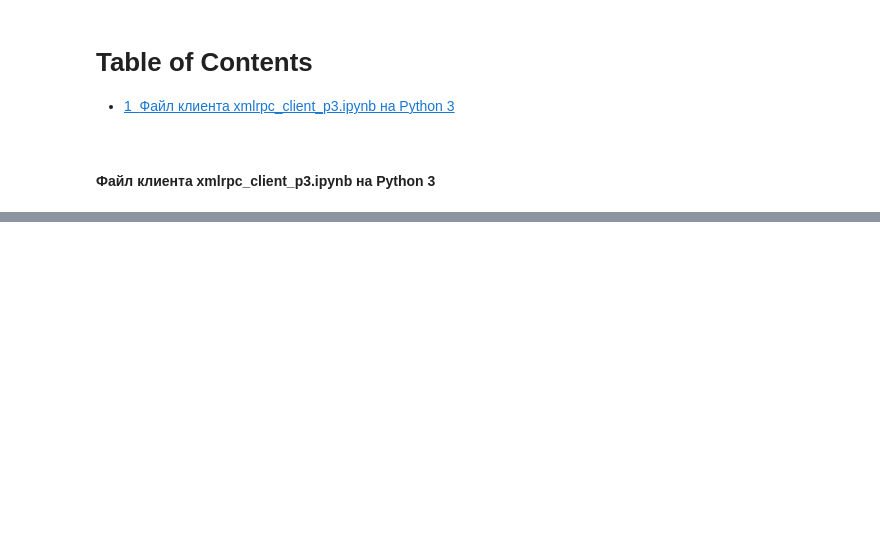
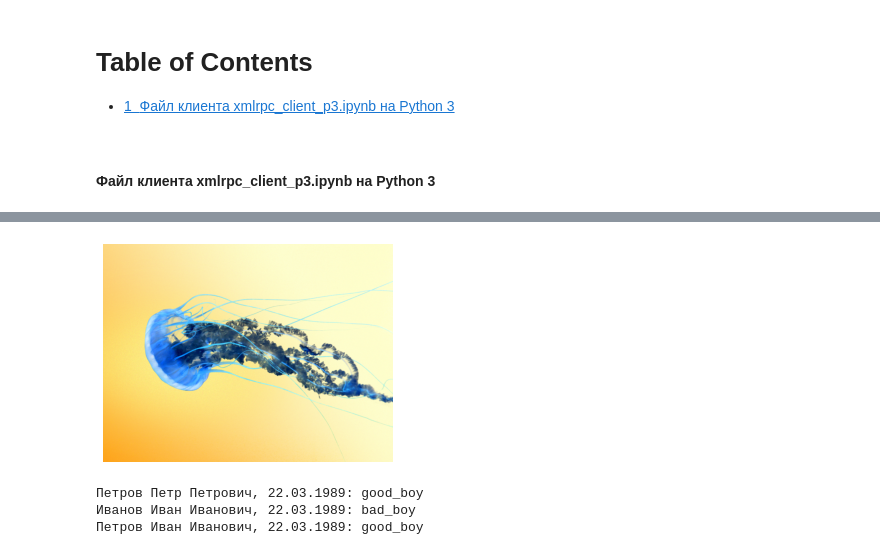
Before and after one commit to Eliorika/rsoi, a Jupyter notebook: xmlrpc_client_p3.ipynb, the cells around one changed output, grey strips where cells are left out. Drawn from its saved outputs; the diff is of its cells as text; code cells hidden in the pictures; blank space fills up the shorter version.

```diff
--- a/xmlrpc_client_p3.ipynb
+++ b/xmlrpc_client_p3.ipynb
@@ -52,0 +77,42 @@ logs
+# %%
+import pickle
+import xmlrpc.client
+import numpy as np
+import matplotlib.pyplot as plt
+from PIL import Image
+
+# Подключение к прокси-серверу
+server = xmlrpc.client.ServerProxy("http://localhost:8009")
+
+# Функция инверсии цвета изображения через сервер
+def inv_color(img_arr_in):
+    # Сериализация изображения для передачи на сервер
+    pimg = pickle.dumps(img_arr_in)
+    img_bin = xmlrpc.client.Binary(pimg)
+
+    # Отправка запроса инверсии цветов на сервер
+    img_bin2 = server.color_inversion(img_bin)
+
+    # Десериализация ответа сервера
+    img_arr_out = pickle.loads(img_bin2.data)
+    return img_arr_out
+
+img_arr = np.array(img)
+
+img_arr_inv = inv_color(img_arr)
+
+# Показ изображения с инверсией цвета
+plt.gray()
+plt.imshow(img_arr_inv)
+plt.axis('off')  # Отключить оси
+plt.show()
+# %% [output]
+[figure, added]
+# %%
+print(server.black_list_check_fio_birth('Петров','Петр', 'Петрович', '22.03.1989'))
+print(server.black_list_check_fio_birth('Иванов', 'Иван', 'Иванович', '22.03.1989'))
+print(server.black_list_check_fio_birth('Петров', 'Иван', 'Иванович', '22.03.1989'))
+# %% [output]
+Петров Петр Петрович, 22.03.1989: good_boy
+Иванов Иван Иванович, 22.03.1989: bad_boy
+Петров Иван Иванович, 22.03.1989: good_boy
```
Also changed, not shown: parts of 6 cells of this notebook, 6 other files.
